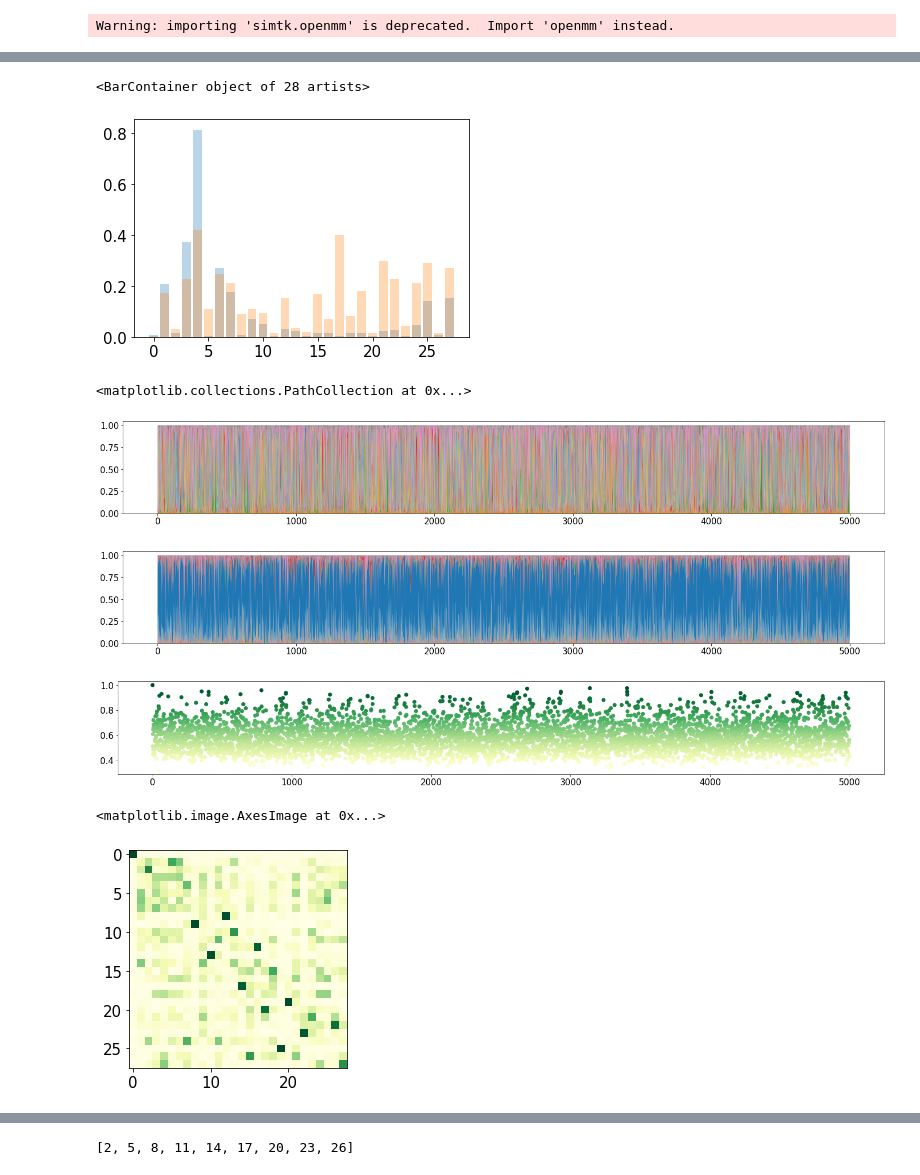
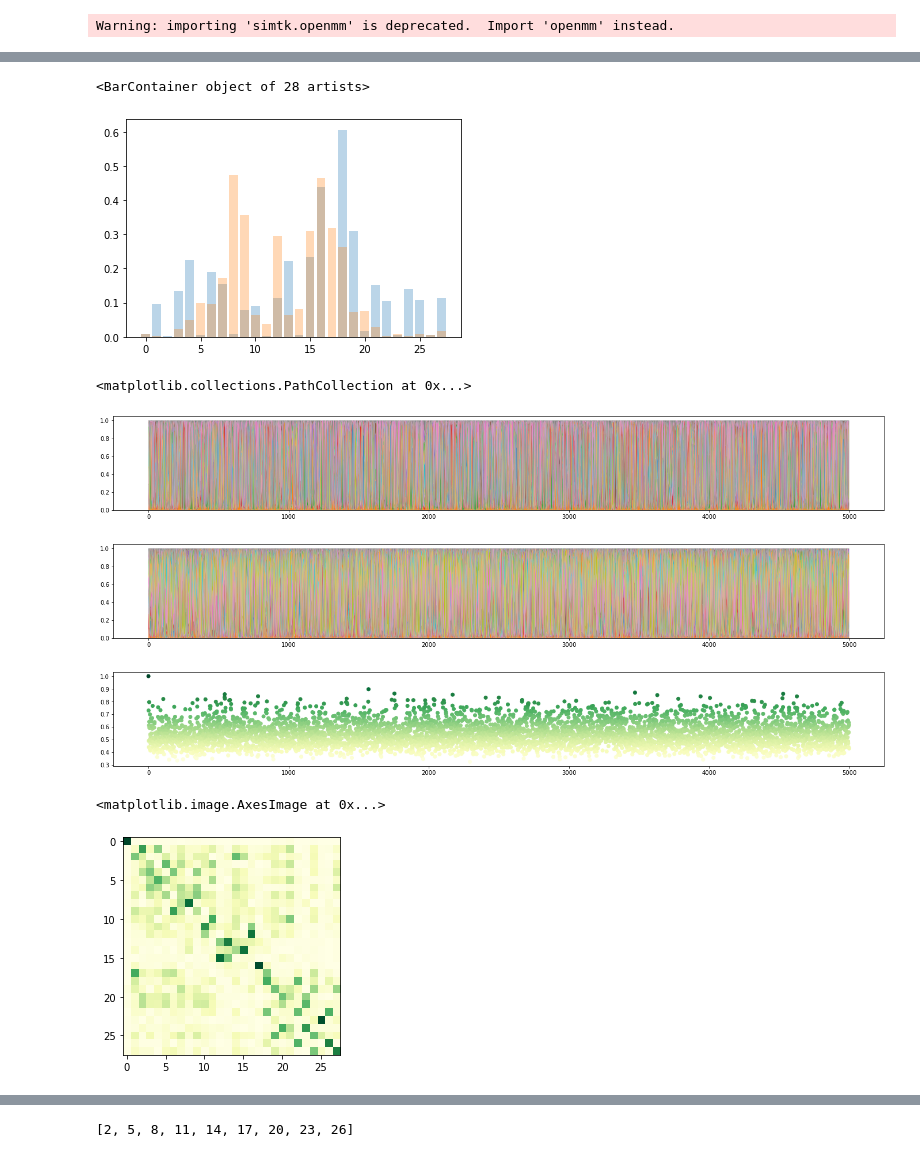
Before and after one commit to Oliver-Feighan/SpectralDensity, a Jupyter notebook: notebooks/Density.ipynb, the cells around one changed output, grey strips where cells are left out. Cells and saved outputs as stored; diff of their text form; code cells hidden in the pictures.

```diff
--- a/notebooks/Density.ipynb
+++ b/notebooks/Density.ipynb
@@ -17,23 +20,5 @@ import chl_xtb
 # %% [output]
 Warning: importing 'simtk.openmm' is deprecated.  Import 'openmm' instead.
 # %%
-run = "10ps_2fs"
-fr = 10
-
-hamils = partition_energy.read_splits("hamiltonians", (1000, 28, 28), run)
-distances = partition_energy.read_splits("distances", (1000, 27, 27), run)
-eigvec = partition_energy.read_splits("eigenvectors", (1000, 28, 28), run)
-
-eigvec = np.transpose(eigvec, (0, 2, 1))
-
-density = np.square(eigvec)
-
-eigval = partition_energy.read_splits("states_energies", (1000, 28), run)
-
-for d, H, vec, val in zip(distances, hamils, eigvec, eigval):
-    assert(np.max(val - reconstruct_val(vec, H)) < 1e-10)
-    assert(check_symmetric(H))
-
-    assert(check_symmetric(d))
-
-site_e = partition_energy.read_splits("transition_energies", (1000, 27), run)
+run = "300ps_2fs"
+LHII_data = read_files.all_LHII_data(run, 3000, True)
@@ -47,14 +25,11 @@ array([ 0,  8, 19])
 # %%
-
-
-
-args, max_overlaps = follow_eigenstate(1)
+args, max_overlaps = eigenstates.follow_start_eigenstate(LHII_data["eigvec"], 1)
 
 k=14
 
-plt.bar(range(28), abs(eigvec[0][:, 1]), alpha=0.3)
+plt.bar(range(28), abs(LHII_data["eigvec"][0][:, 1]), alpha=0.3)
 #plt.bar(range(28), abs(eigvec[max(k-1, 0)][:, int(args[max(k-1,0)])]), alpha=0.3)
-plt.bar(range(28), abs(eigvec[k][:, int(args[k])]), alpha=0.3)
+plt.bar(range(28), abs(LHII_data["eigvec"][k][:, int(args[k])]), alpha=0.3)
 
 #print(max_overlaps7[k])
 #print(np.abs(np.dot(eigvec[k][:, args[k]], eigvec[max(k-1, 0)][:,args[max(k-1, 0)]])))
@@ -62,7 +37,7 @@ plt.bar(range(28), abs(eigvec[k][:, int(args[k])]), alpha=0.3)
 #plt.plot(max_overlaps)
 # %% [output]
 <BarContainer object of 28 artists>
-[figure, old version]
+[figure, new version]
 # %%
 length = 5000
 
@@ -73,48 +48,48 @@ fig, ax = plt.subplots(figsize=(24,3))
 y = np.empty((28, length))
 
 for f in range(length):
-    y[:, f] = eigvec[f][:, start]
+    y[:, f] = LHII_data["eigvec"][f][:, start]
 
-check = (hamils[0] @ y[:,0]) / y[:,0]
+check = (LHII_data["hamils"][0] @ y[:,0]) / y[:,0]
 
 for i in range(28):
     assert(np.abs(np.mean(check) - check[i]) < 1e-6)
 
 ax.stackplot(range(length), np.square(y));
 
 fig, ax = plt.subplots(figsize=(24,3))
 
 followed = np.empty((28, length))
 
 for f in range(length):
     if f == 0:
-        followed[:, f] = eigvec[f][:, start]
+        followed[:, f] = LHII_data["eigvec"][f][:, start]
 
     else:
         prev_eigvec = followed[:, 0]
 
-        overlaps = [np.abs(np.dot(eigvec[f][:, i], prev_eigvec)) for i in range(28)]
+        overlaps = [np.abs(np.dot(LHII_data["eigvec"][f][:, i], prev_eigvec)) for i in range(28)]
 
         arg = np.argmax(overlaps)
         max_overlap = overlaps[arg]
 
-        followed[:, f] = eigvec[f][:, arg]
+        followed[:, f] = LHII_data["eigvec"][f][:, arg]
 
-check = (hamils[0] @ y[:,0]) / y[:,0]
+check = (LHII_data["hamils"][0] @ y[:,0]) / y[:,0]
 
 for i in range(28):
     assert(np.abs(np.mean(check) - check[i]) < 1e-6)
 
 ax.stackplot(range(length), np.square(followed));
 
 fig, ax = plt.subplots(figsize=(24, 3))
 
 ax.scatter(range(length), max_overlaps[:length], c=max_overlaps[:length], cmap='YlGn')
 # %% [output]
 <matplotlib.collections.PathCollection at 0x...>
-[figure, old version]
+[figure, new version]
-[figure, old version]
+[figure, new version]
-[figure, old version]
+[figure, new version]
 # %%
 overlaps = np.empty((28, 28))
 
@@ -122,9 +97,9 @@ k=17
 
 for i in range(28):
     for j in range(28):
-        overlaps[i][j] = np.abs(np.dot(eigvec[k][:, i], eigvec[max(k-1, 0)][:, j]))
+        overlaps[i][j] = np.abs(np.dot(LHII_data["eigvec"][k][:, i], LHII_data["eigvec"][max(k-1, 0)][:, j]))
 
 plt.imshow(overlaps, cmap='YlGn')
 # %% [output]
 <matplotlib.image.AxesImage at 0x...>
-[figure, old version]
+[figure, new version]
```
Also changed, not shown: parts of 14 cells of this notebook, 16 other files.
